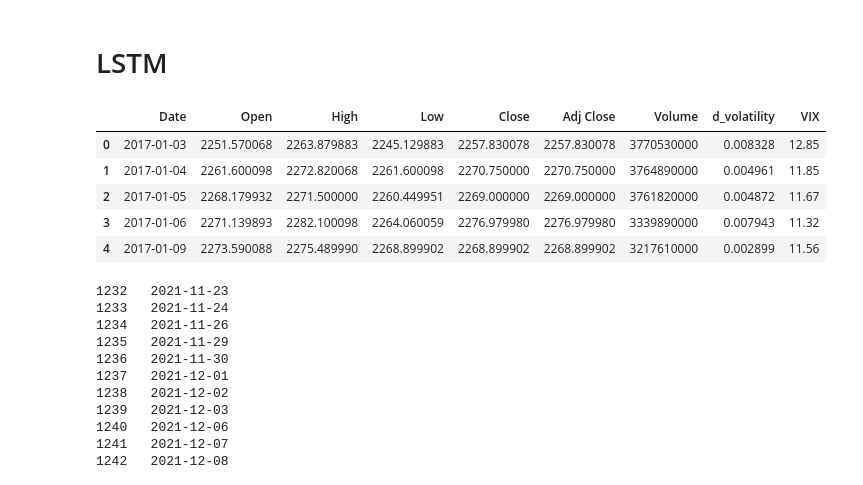
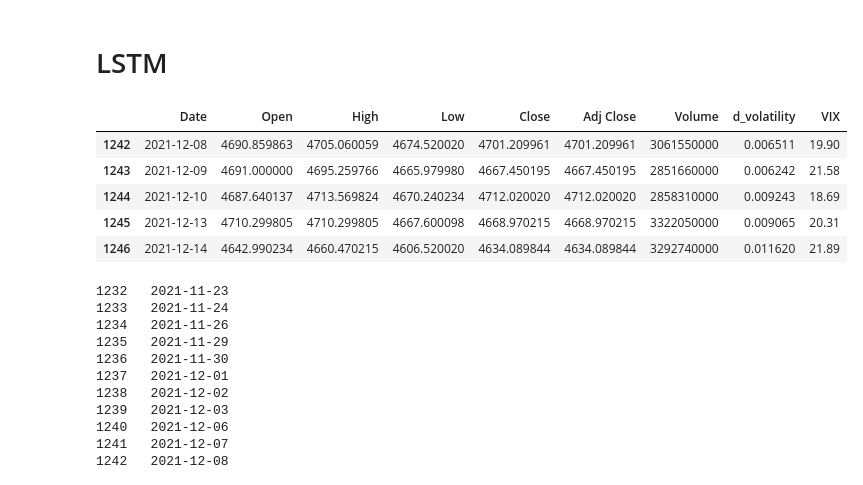
Before and after one commit to fabianigual/MDS--LSTM-stock-prices, a Jupyter notebook: rsc/LSTM-2.ipynb, the cells around one changed output. Drawn from its saved outputs; the diff is of its cells as text; code cells hidden in the pictures.

```diff
--- a/rsc/LSTM-2.ipynb
+++ b/rsc/LSTM-2.ipynb
@@ -9,14 +9,14 @@ from sklearn.preprocessing import StandardScaler, Normalizer
 import seaborn as sns
 # %%
 df = pd.read_csv("../data/training_data.csv")
-df.head()
+df.tail()
 # %% [output]
 |  | Date | Open | High | Low | Close | Adj Close | Volume | d_volatility | VIX |
-| 0 | 2017-01-03 | 2251.570068 | 2263.879883 | 2245.129883 | 2257.830078 | 2257.830078 | 3770530000 | 0.008328 | 12.85 |
-| 1 | 2017-01-04 | 2261.600098 | 2272.820068 | 2261.600098 | 2270.750000 | 2270.750000 | 3764890000 | 0.004961 | 11.85 |
-| 2 | 2017-01-05 | 2268.179932 | 2271.500000 | 2260.449951 | 2269.000000 | 2269.000000 | 3761820000 | 0.004872 | 11.67 |
-| 3 | 2017-01-06 | 2271.139893 | 2282.100098 | 2264.060059 | 2276.979980 | 2276.979980 | 3339890000 | 0.007943 | 11.32 |
-| 4 | 2017-01-09 | 2273.590088 | 2275.489990 | 2268.899902 | 2268.899902 | 2268.899902 | 3217610000 | 0.002899 | 11.56 |
+| 1242 | 2021-12-08 | 4690.859863 | 4705.060059 | 4674.520020 | 4701.209961 | 4701.209961 | 3061550000 | 0.006511 | 19.90 |
+| 1243 | 2021-12-09 | 4691.000000 | 4695.259766 | 4665.979980 | 4667.450195 | 4667.450195 | 2851660000 | 0.006242 | 21.58 |
+| 1244 | 2021-12-10 | 4687.640137 | 4713.569824 | 4670.240234 | 4712.020020 | 4712.020020 | 2858310000 | 0.009243 | 18.69 |
+| 1245 | 2021-12-13 | 4710.299805 | 4710.299805 | 4667.600098 | 4668.970215 | 4668.970215 | 3322050000 | 0.009065 | 20.31 |
+| 1246 | 2021-12-14 | 4642.990234 | 4660.470215 | 4606.520020 | 4634.089844 | 4634.089844 | 3292740000 | 0.011620 | 21.89 |
 # %%
 #Separate dates for future plotting
 train_dates = pd.to_datetime(df['Date'])
```
Also changed, not shown: parts of 12 cells of this notebook, 36 other files.
